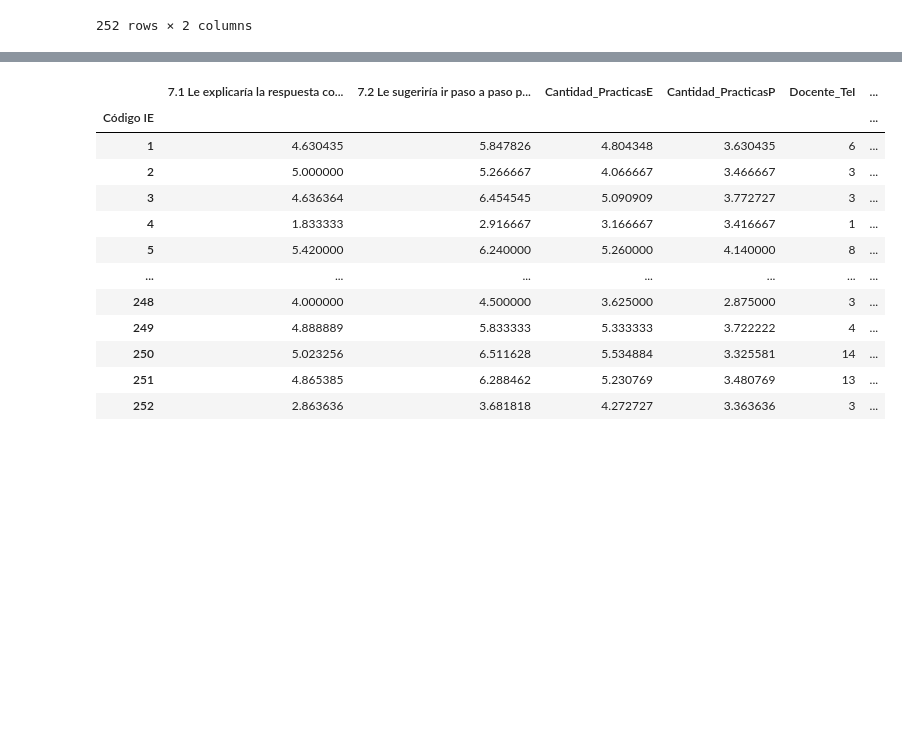
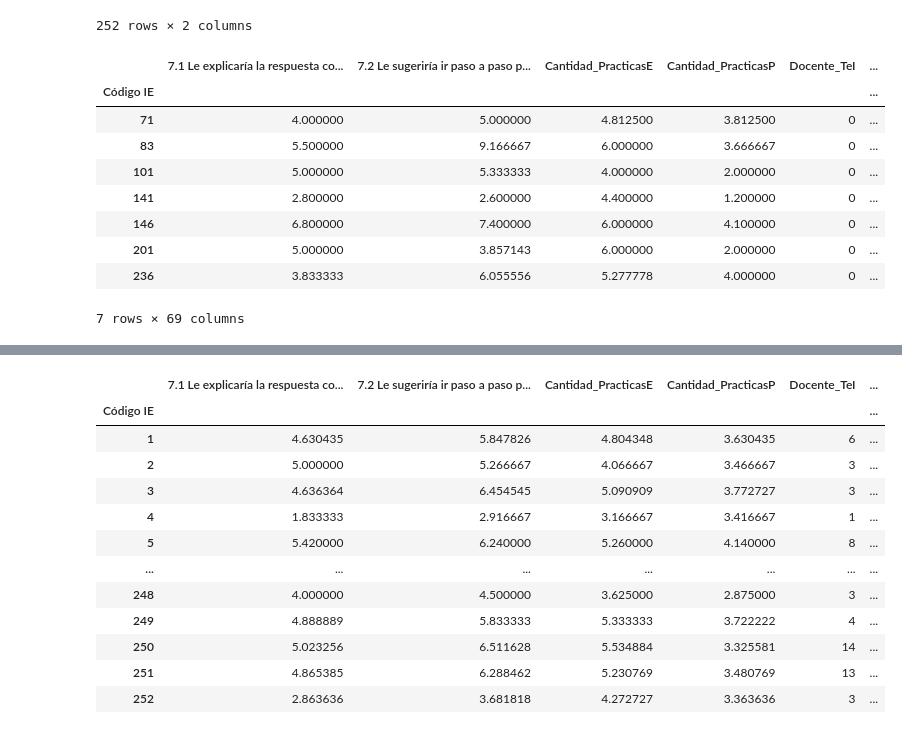
Before and after one commit to Grupo-Informatica-Educativa/CFK2022, a Jupyter notebook: utils/cleaners/Marco_consolidacion/consolidacion_D3.ipynb, the cells around one changed output, grey strips where cells are left out. Saved outputs shown, nothing was run; the diff lists cells and outputs as text; code cells hidden in the pictures; blank space fills up the shorter version.

```diff
--- a/utils/cleaners/Marco_consolidacion/consolidacion_D3.ipynb
+++ b/utils/cleaners/Marco_consolidacion/consolidacion_D3.ipynb
@@ -686,5 +696,19 @@ doc_d3[['Fraccion_formado_noimplementa', 'Formado']]
 | 252 | 75.000000 | 4 |
 252 rows × 2 columns
 # %%
-dimension3 = pd.concat([doc_d3, doc_area_d3,plan1_d3, plan2_d3],ignore_index=False, axis=1)
+dimension3 = pd.concat([doc_d3, plan1_d3, plan2_d3],ignore_index=False, axis=1)
+
+dimension3 = pd.concat([dimension3,  doc_area_d3], ignore_index=False, axis=1)
+display(dimension3[dimension3['Nivel_fr_practicas_ev_area'].isna()])
 dimension3[dimension3.filter(regex='^Nivel').columns]= dimension3[dimension3.filter(regex='^Nivel').columns].astype(cat_type).fillna("0")
+# %% [output]
+|  | 7.1 Le explicaría la respuesta co... | 7.2 Le sugeriría ir paso a paso p... | Cantidad_PracticasE | Cantidad_PracticasP | Docente_TeI | ... |
+| Código IE |  |  |  |  |  | ... |
+| 71 | 4.000000 | 5.000000 | 4.812500 | 3.812500 | 0 | ... |
+| 83 | 5.500000 | 9.166667 | 6.000000 | 3.666667 | 0 | ... |
+| 101 | 5.000000 | 5.333333 | 4.000000 | 2.000000 | 0 | ... |
+| 141 | 2.800000 | 2.600000 | 4.400000 | 1.200000 | 0 | ... |
+| 146 | 6.800000 | 7.400000 | 6.000000 | 4.100000 | 0 | ... |
+| 201 | 5.000000 | 3.857143 | 6.000000 | 2.000000 | 0 | ... |
+| 236 | 3.833333 | 6.055556 | 5.277778 | 4.000000 | 0 | ... |
+7 rows × 69 columns
```
Also changed, not shown: parts of 27 cells of this notebook, 32 other files.
